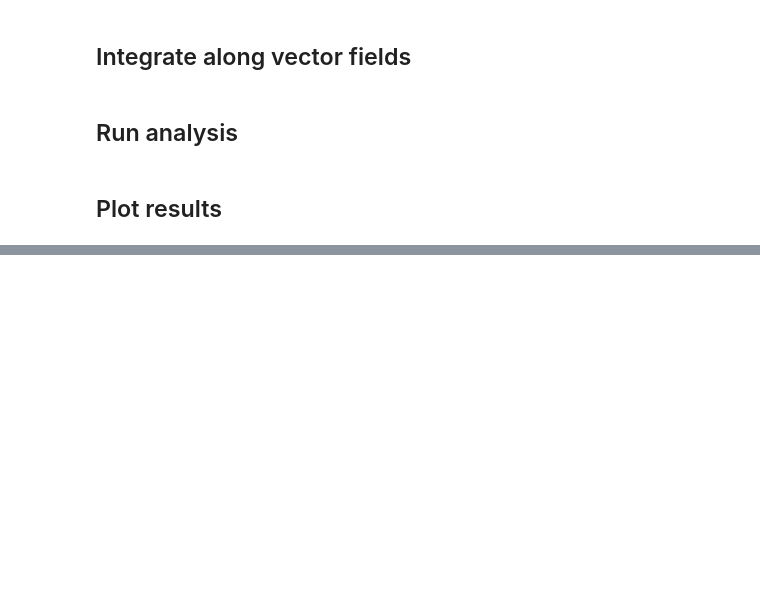
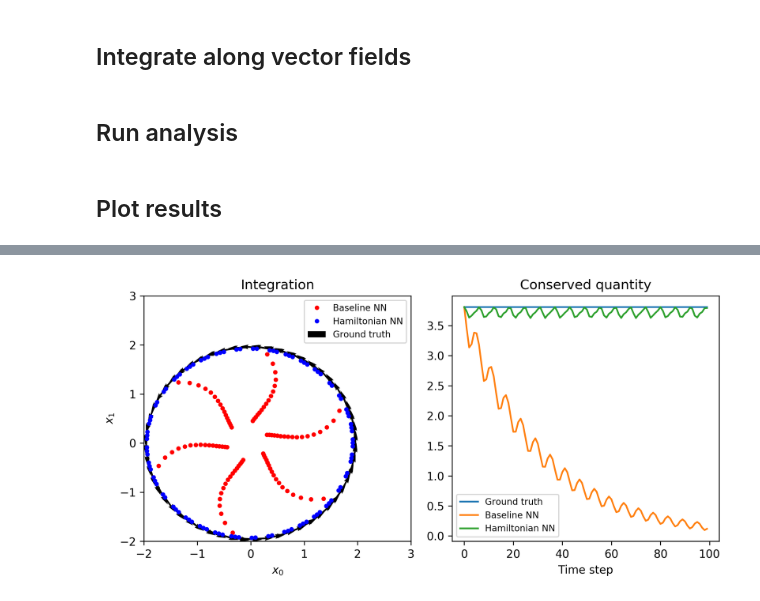
Before and after one commit to greydanus/hamiltonian-nn, a Jupyter notebook: analyze-toy.ipynb, the cells around one changed output, grey strips where cells are left out. Drawn from its saved outputs; the diff is of its cells as text; code cells hidden in the pictures; blank space fills up the shorter version.

Commit message:
More principled evaluation of models

```diff
--- a/analyze-toy.ipynb
+++ b/analyze-toy.ipynb
@@ -170,0 +207,32 @@ fig.savefig('{}/toy{}.{}'.format(args.fig_dir, RK4, FORMAT))
+# %%
+x0 = np.random.rand(2)*2.6 - 1.8 # randomly sample a starting px: \in(-1.5,1.5) and abs(px) > 0.2
+x0 += 0.2 * np.sign(x0) * np.ones_like(x0)
+# x0 = np.asarray([2, 0])
+
+# integration
+vals = integrate_models(x0=x0, t_span=[0,100], t_evals=100)
+[true_x, true_dx, base_x, base_dx, hnn_x, hnn_dx] = vals
+
+# plotting
+fig = plt.figure(figsize=[8,4], dpi=DPI)
+plt.subplot(1,2,1)
+plt.title("Integration") ; plt.xlabel('$x_0$') ; plt.ylabel('$x_1$')
+plt.quiver(true_x[:,0], true_x[:,1], true_dx[:,0], true_dx[:,1],
+           color='black', scale=ARROW_SCALE, width=ARROW_WIDTH, label='Ground truth')
+plt.plot(base_x[:,0], base_x[:,1], 'r.', label='Baseline NN')
+plt.plot(hnn_x[:,0], hnn_x[:,1], 'b.', label='Hamiltonian NN')
+plt.xlim(-2,3) ; plt.ylim(-2,3)
+plt.legend(fontsize=8)
+
+plt.subplot(1,2,2)
+plt.title('Conserved quantity')
+plt.xlabel('Time step')
+plt.plot((true_x**2).sum(1), label='Ground truth')
+plt.plot((base_x**2).sum(1), label='Baseline NN')
+plt.plot((hnn_x**2).sum(1), label='Hamiltonian NN')
+plt.legend(fontsize=8)
+
+plt.tight_layout() ; plt.show()
+fig.savefig('{}/toy-integration{}.{}'.format(args.fig_dir, RK4, FORMAT))
+# %% [output]
+[figure, added]
```
Also changed, not shown: parts of 8 cells of this notebook, 27 other files.
